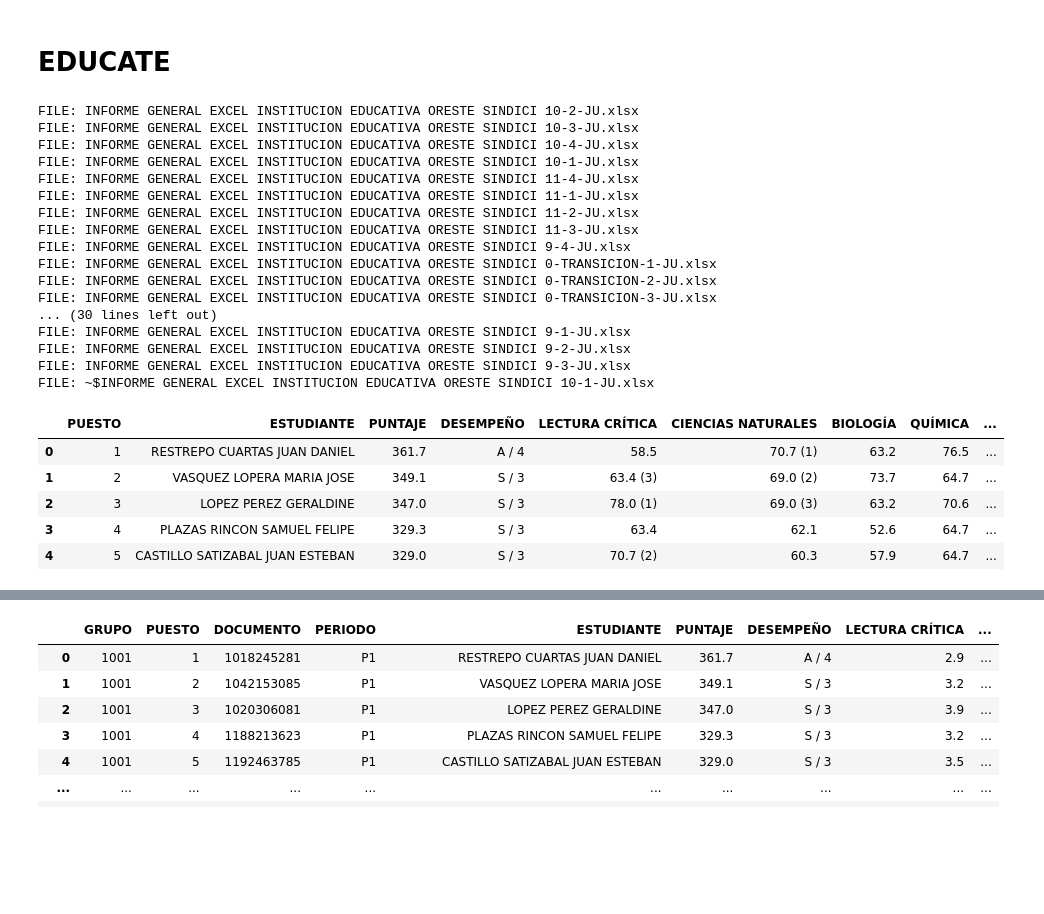
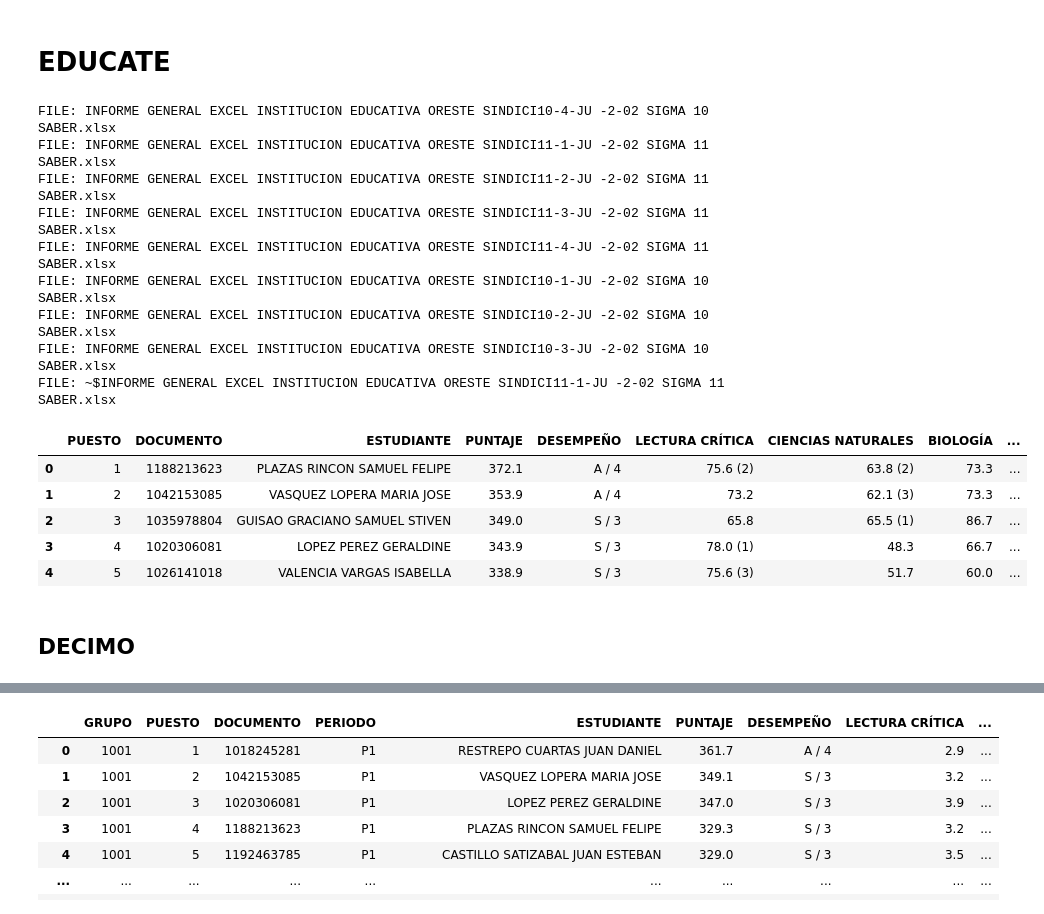
Before and after one commit to lcgalans2024/R_IEOS, a Jupyter notebook: Resultados_Simulacros.ipynb, the cells around one changed output, grey strips where cells are left out. Cells and saved outputs as stored; diff of their text form; code cells hidden in the pictures; blank space fills up the shorter version.

Commit message:
Agregamos EDUCATE P1

```diff
--- a/Resultados_Simulacros.ipynb
+++ b/Resultados_Simulacros.ipynb
@@ -3528,7 +3512,8 @@ DF[DF["GRUPO"].str.startswith(('5'))]
 # %% [markdown]
 # EDUCATE
 # %%
-path_dir = 'data/educate/P1_2025'
+#path_dir = 'data/educate/P1_2025'
+path_dir = 'O:/Mi unidad/Notebooks/data/educate/P1_2026'
 import os
 
 # Listar contenido de la carpeta indicada por la variable `path`
@@ -3536,35 +3521,28 @@ for entry in os.scandir(path_dir):
     tipo = "DIR " if entry.is_dir() else "FILE"
     print(f"{tipo}: {entry.name}")
 # %% [output]
-FILE: INFORME GENERAL EXCEL INSTITUCION EDUCATIVA ORESTE SINDICI 10-2-JU.xlsx
-FILE: INFORME GENERAL EXCEL INSTITUCION EDUCATIVA ORESTE SINDICI 10-3-JU.xlsx
-FILE: INFORME GENERAL EXCEL INSTITUCION EDUCATIVA ORESTE SINDICI 10-4-JU.xlsx
-FILE: INFORME GENERAL EXCEL INSTITUCION EDUCATIVA ORESTE SINDICI 10-1-JU.xlsx
-FILE: INFORME GENERAL EXCEL INSTITUCION EDUCATIVA ORESTE SINDICI 11-4-JU.xlsx
-FILE: INFORME GENERAL EXCEL INSTITUCION EDUCATIVA ORESTE SINDICI 11-1-JU.xlsx
-FILE: INFORME GENERAL EXCEL INSTITUCION EDUCATIVA ORESTE SINDICI 11-2-JU.xlsx
-FILE: INFORME GENERAL EXCEL INSTITUCION EDUCATIVA ORESTE SINDICI 11-3-JU.xlsx
-FILE: INFORME GENERAL EXCEL INSTITUCION EDUCATIVA ORESTE SINDICI 9-4-JU.xlsx
-FILE: INFORME GENERAL EXCEL INSTITUCION EDUCATIVA ORESTE SINDICI 0-TRANSICION-1-JU.xlsx
-FILE: INFORME GENERAL EXCEL INSTITUCION EDUCATIVA ORESTE SINDICI 0-TRANSICION-2-JU.xlsx
-FILE: INFORME GENERAL EXCEL INSTITUCION EDUCATIVA ORESTE SINDICI 0-TRANSICION-3-JU.xlsx
-... (30 lines left out)
-FILE: INFORME GENERAL EXCEL INSTITUCION EDUCATIVA ORESTE SINDICI 9-1-JU.xlsx
-FILE: INFORME GENERAL EXCEL INSTITUCION EDUCATIVA ORESTE SINDICI 9-2-JU.xlsx
-FILE: INFORME GENERAL EXCEL INSTITUCION EDUCATIVA ORESTE SINDICI 9-3-JU.xlsx
-FILE: ~$INFORME GENERAL EXCEL INSTITUCION EDUCATIVA ORESTE SINDICI 10-1-JU.xlsx
+FILE: INFORME GENERAL EXCEL INSTITUCION EDUCATIVA ORESTE SINDICI10-4-JU -2-02 SIGMA 10 SABER.xlsx
+FILE: INFORME GENERAL EXCEL INSTITUCION EDUCATIVA ORESTE SINDICI11-1-JU -2-02 SIGMA 11 SABER.xlsx
+FILE: INFORME GENERAL EXCEL INSTITUCION EDUCATIVA ORESTE SINDICI11-2-JU -2-02 SIGMA 11 SABER.xlsx
+FILE: INFORME GENERAL EXCEL INSTITUCION EDUCATIVA ORESTE SINDICI11-3-JU -2-02 SIGMA 11 SABER.xlsx
+FILE: INFORME GENERAL EXCEL INSTITUCION EDUCATIVA ORESTE SINDICI11-4-JU -2-02 SIGMA 11 SABER.xlsx
+FILE: INFORME GENERAL EXCEL INSTITUCION EDUCATIVA ORESTE SINDICI10-1-JU -2-02 SIGMA 10 SABER.xlsx
+FILE: INFORME GENERAL EXCEL INSTITUCION EDUCATIVA ORESTE SINDICI10-2-JU -2-02 SIGMA 10 SABER.xlsx
+FILE: INFORME GENERAL EXCEL INSTITUCION EDUCATIVA ORESTE SINDICI10-3-JU -2-02 SIGMA 10 SABER.xlsx
+FILE: ~$INFORME GENERAL EXCEL INSTITUCION EDUCATIVA ORESTE SINDICI11-1-JU -2-02 SIGMA 11 SABER.xlsx
 # %%
-path = f'{path_dir}/INFORME GENERAL EXCEL INSTITUCION EDUCATIVA ORESTE SINDICI 10-1-JU.xlsx'
+#path = f'{path_dir}/INFORME GENERAL EXCEL INSTITUCION EDUCATIVA ORESTE SINDICI11-1-JU -2-02 SIGMA 11 SABER.xlsx'
+path = f'{path_dir}/INFORME GENERAL EXCEL INSTITUCION EDUCATIVA ORESTE SINDICI11-1-JU -2-02 SIGMA 11 SABER.xlsx'
 #df_1101 = pd.read_excel('data/educate.xlsx', sheet_name='1101')
 df = pd.read_excel(path)
 df.head()
 # %% [output]
-|  | PUESTO | ESTUDIANTE | PUNTAJE | DESEMPEÑO | LECTURA CRÍTICA | CIENCIAS NATURALES | BIOLOGÍA | QUÍMICA | ... |
-| 0 | 1 | RESTREPO CUARTAS JUAN DANIEL | 361.7 | A / 4 | 58.5 | 70.7 (1) | 63.2 | 76.5 | ... |
-| 1 | 2 | VASQUEZ LOPERA MARIA JOSE | 349.1 | S / 3 | 63.4 (3) | 69.0 (2) | 73.7 | 64.7 | ... |
-| 2 | 3 | LOPEZ PEREZ GERALDINE | 347.0 | S / 3 | 78.0 (1) | 69.0 (3) | 63.2 | 70.6 | ... |
-| 3 | 4 | PLAZAS RINCON SAMUEL FELIPE | 329.3 | S / 3 | 63.4 | 62.1 | 52.6 | 64.7 | ... |
-| 4 | 5 | CASTILLO SATIZABAL JUAN ESTEBAN | 329.0 | S / 3 | 70.7 (2) | 60.3 | 57.9 | 64.7 | ... |
+|  | PUESTO | DOCUMENTO | ESTUDIANTE | PUNTAJE | DESEMPEÑO | LECTURA CRÍTICA | CIENCIAS NATURALES | BIOLOGÍA | ... |
+| 0 | 1 | 1188213623 | PLAZAS RINCON SAMUEL FELIPE | 372.1 | A / 4 | 75.6 (2) | 63.8 (2) | 73.3 | ... |
+| 1 | 2 | 1042153085 | VASQUEZ LOPERA MARIA JOSE | 353.9 | A / 4 | 73.2 | 62.1 (3) | 73.3 | ... |
+| 2 | 3 | 1035978804 | GUISAO GRACIANO SAMUEL STIVEN | 349.0 | S / 3 | 65.8 | 65.5 (1) | 86.7 | ... |
+| 3 | 4 | 1020306081 | LOPEZ PEREZ GERALDINE | 343.9 | S / 3 | 78.0 (1) | 48.3 | 66.7 | ... |
+| 4 | 5 | 1026141018 | VALENCIA VARGAS ISABELLA | 338.9 | S / 3 | 75.6 (3) | 51.7 | 60.0 | ... |
 # %%
 def clean(periodo,grupo=None):
 
@@ -3608,6 +3593,8 @@ def clean(periodo,grupo=None):
     df.DOCUMENTO = df.DOCUMENTO.astype(str)
 
     return df
+# %% [markdown]
+## DECIMO
 # %%
 periodo = '1'
 df_1001 = clean(periodo,grupo='1')
```
Also changed, not shown: parts of 15 cells of this notebook.
